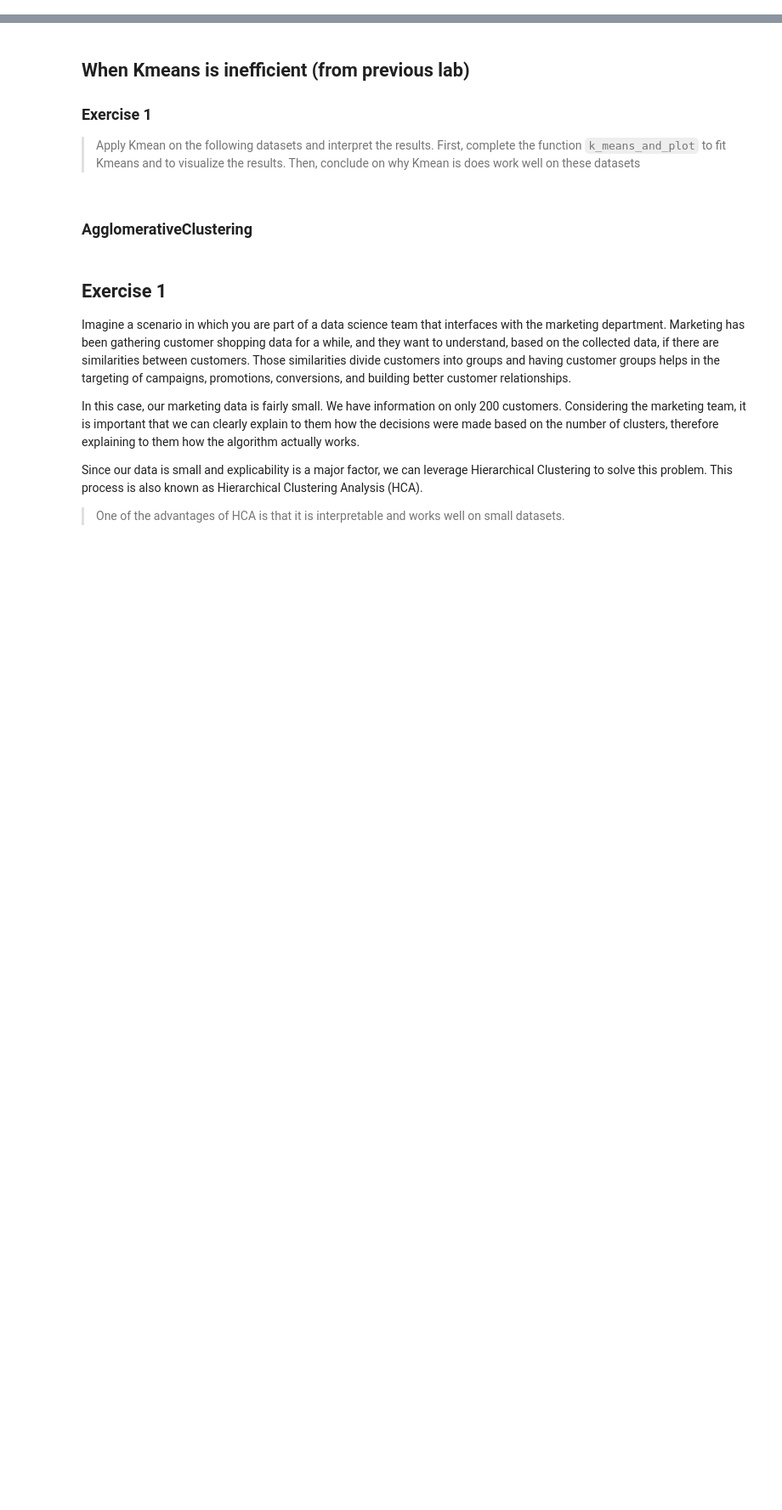
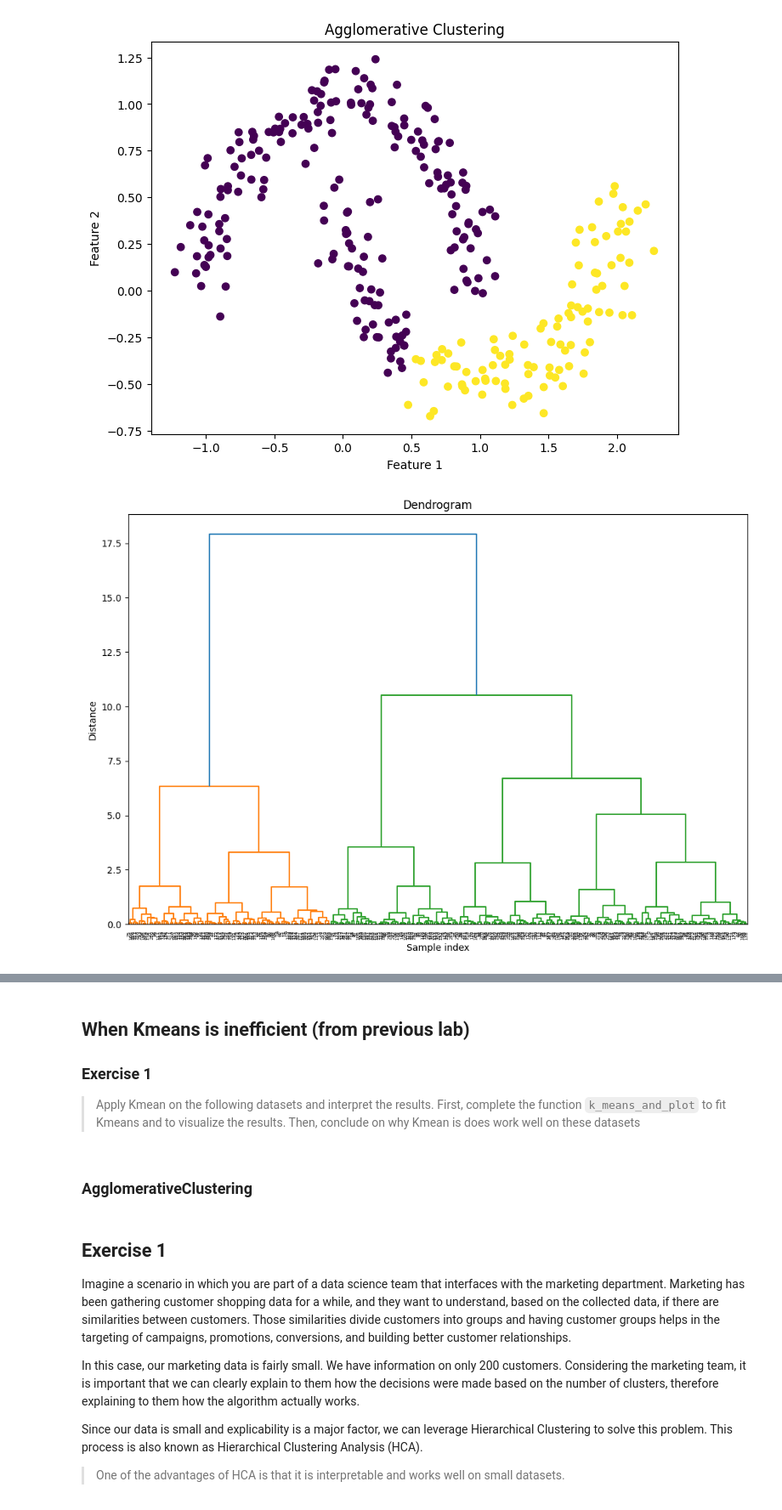
Before and after one commit to naryst/IDH_labs, a Jupyter notebook: Introduction to Machine Learning/week 14/Lab14-solution.ipynb, the cells around one changed output, grey strips where cells are left out. Shown at 85% size. Saved outputs shown, nothing was run; the diff lists cells and outputs as text; code cells hidden in the pictures; blank space fills up the shorter version.

```diff
--- a/Introduction to Machine Learning/week 14/Lab14-solution.ipynb
+++ b/Introduction to Machine Learning/week 14/Lab14-solution.ipynb
@@ -28,0 +61,33 @@ In this lab, you will gain practical experience with these advanced clustering t
+# %%
+# Import necessary libraries
+from sklearn.cluster import AgglomerativeClustering
+from scipy.cluster.hierarchy import dendrogram, linkage
+
+# Generate synthetic dataset
+X, _ = make_moons(n_samples=300, noise=0.1, random_state=42)
+
+# Apply AgglomerativeClustering
+agg_clustering = AgglomerativeClustering(n_clusters=2)
+clusters = agg_clustering.fit_predict(X)
+
+# Plot the results
+plt.figure(figsize=(8, 6))
+plt.scatter(X[:, 0], X[:, 1], c=clusters, cmap='viridis', marker='o')
+plt.title('Agglomerative Clustering')
+plt.xlabel('Feature 1')
+plt.ylabel('Feature 2')
+plt.show()
+
+# Compute the linkage matrix
+linkage_matrix = linkage(X, method='ward')
+
+# Plot the dendrogram
+plt.figure(figsize=(12, 8))
+dendrogram(linkage_matrix)
+plt.title('Dendrogram')
+plt.xlabel('Sample index')
+plt.ylabel('Distance')
+plt.show()
+# %% [output]
+[figure, added]
+[figure, added]
```
Also changed, not shown: parts of 6 cells of this notebook, 1 other file.
